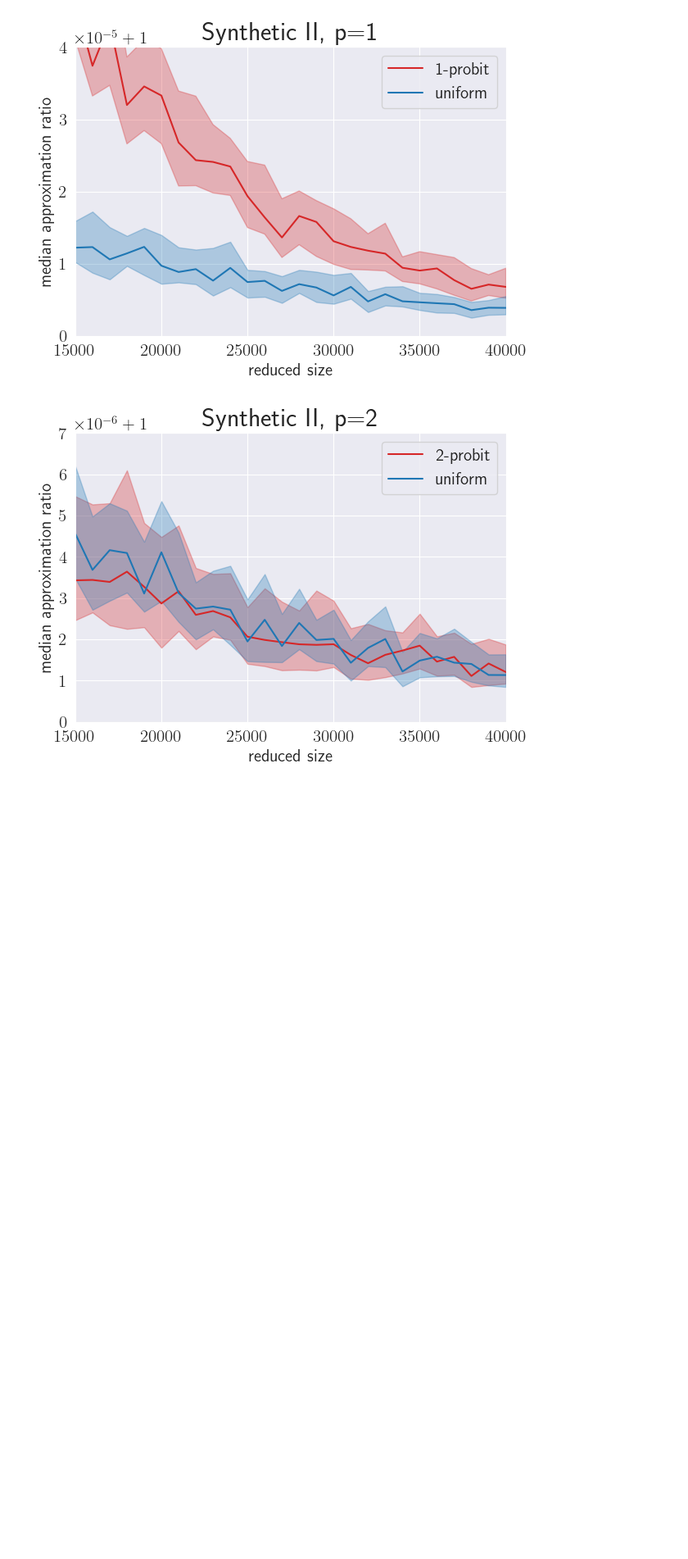
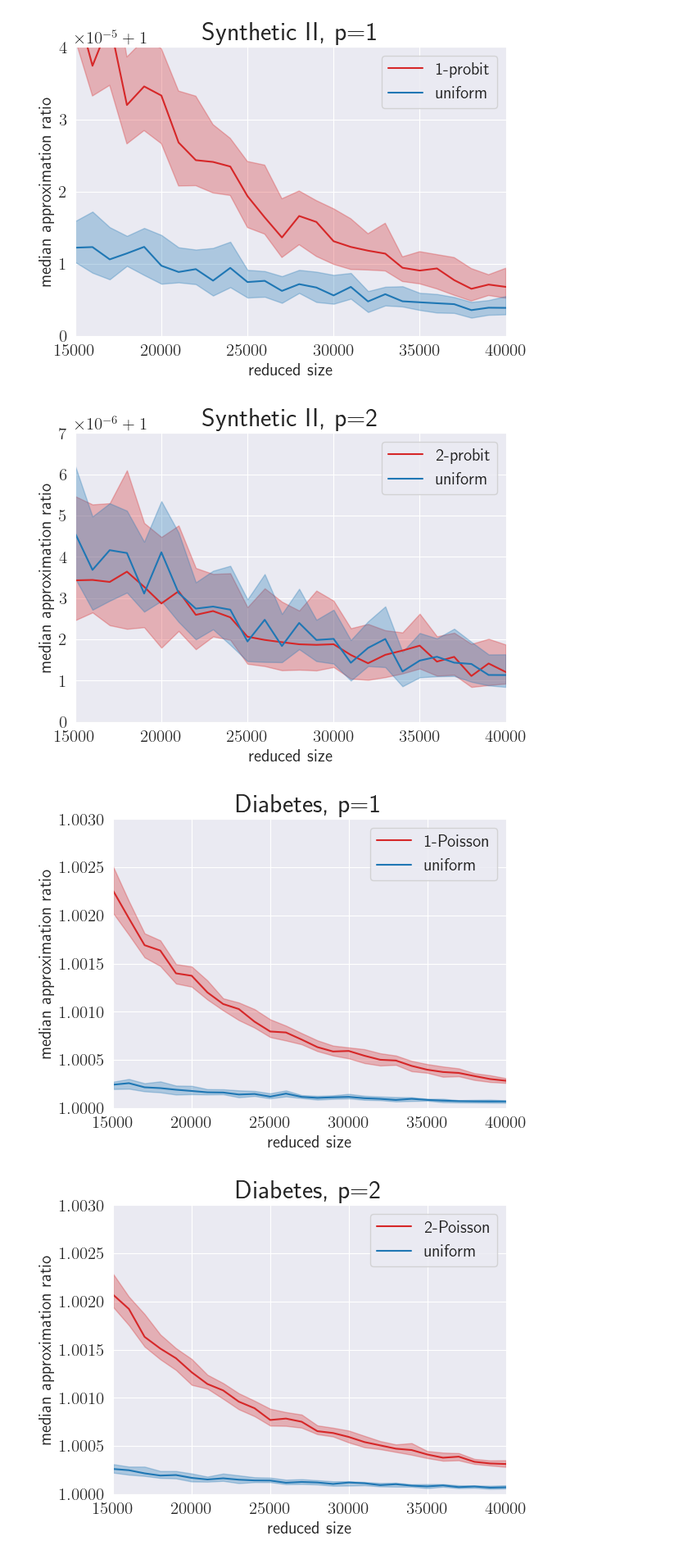
Before and after one commit to Tim907/poisson-regression, a Jupyter notebook: notebooks/plots.ipynb, the cells around one changed output. Shown at 82% size. Drawn from its saved outputs; the diff is of its cells as text; code cells hidden in the pictures; blank space fills up the shorter version.

```diff
--- a/notebooks/plots.ipynb
+++ b/notebooks/plots.ipynb
@@ -61,7 +61,7 @@ def make_ratio_plot(dataset, p, methods, x_min, x_max, y_min, y_max, plot_bands=
         "logit": "root l2",
         "lewis": "Lewis",
         "lewis-fast": "lewis l1",
-        "leverage": f"{p}-probit",
+        "leverage": f"{p}-Poisson",
         "leverage_online": f"online l2",
     }
 
@@ -71,6 +71,7 @@ def make_ratio_plot(dataset, p, methods, x_min, x_max, y_min, y_max, plot_bands=
         "webspam": f"Webspam, p={p}",
         f"synthetic_n100000_d6_p{p}_variant1_seed2": f"Synthetic I, p={p}",
         f"synthetic_n100000_d6_p{p}_variant2_seed2": f"Synthetic II, p={p}",
+        f"diabetes": f"Diabetes, p={p}",
     }
 
     for cur_method in methods:
@@ -232,3 +233,9 @@ make_ratio_plot(Synthetic(n=100000, d=6, p=2, variant=2, seed=2), p=2, methods=[
 [figure]
 [figure]
 [figure]
+# %%
+make_ratio_plot(Diabetes(p=1), p=1, methods=["leverage", "uniform"], x_min=15000, x_max=40000, y_min=1, y_max=1.003)
+make_ratio_plot(Diabetes(p=2), p=2, methods=["leverage", "uniform"], x_min=15000, x_max=40000, y_min=1, y_max=1.003)
+# %% [output]
+[figure, added]
+[figure, added]
```
Also changed, not shown: parts of 1 cell of this notebook, 16 other files.
